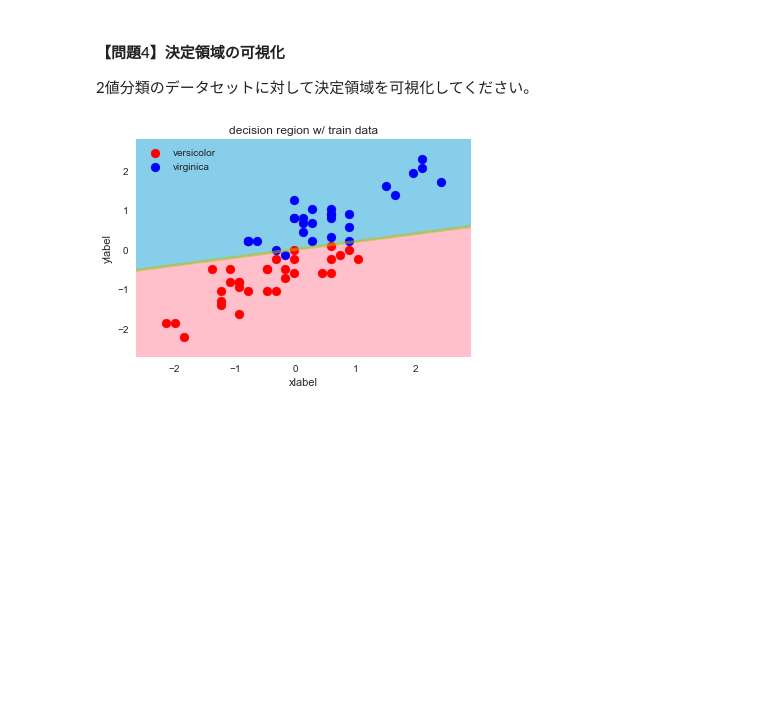
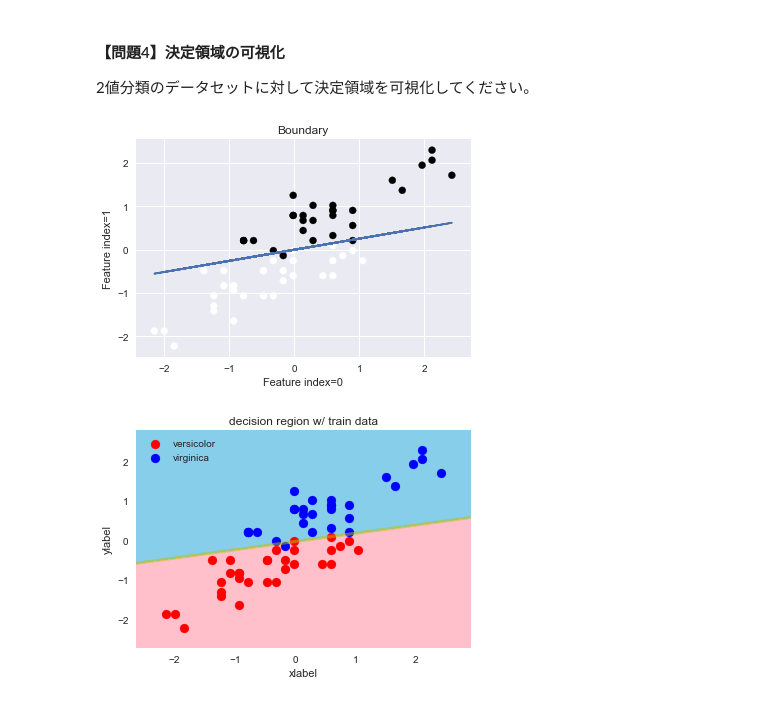
Before and after one commit to ns5849/diveintocode-ml, a Jupyter notebook: sprint4/Sprint4.ipynb, the cells around one changed output. Saved outputs shown, nothing was run; the diff lists cells and outputs as text; code cells hidden in the pictures; blank space fills up the shorter version.

```diff
--- a/sprint4/Sprint4.ipynb
+++ b/sprint4/Sprint4.ipynb
@@ -227 +229,6 @@ clf_w_reg.cal_f1(pred, test_target)
+# %%
+#正則化項無し
+clf.plot_boundary(train_feature, train_target, 0, 1)
+# %% [output]
+[figure, added]
 # %%
```
Also changed, not shown: parts of 29 cells of this notebook, 1 other file.
